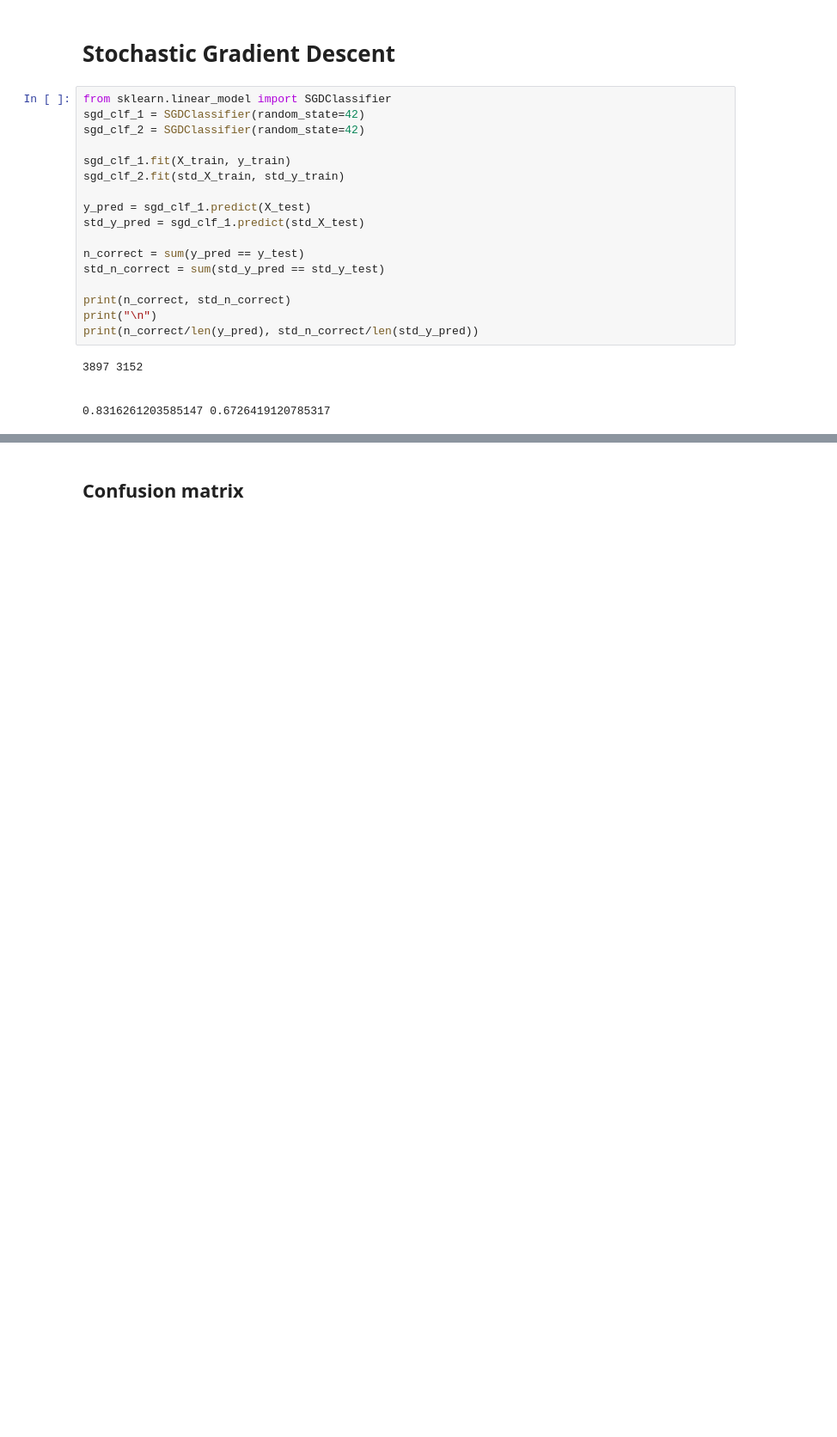
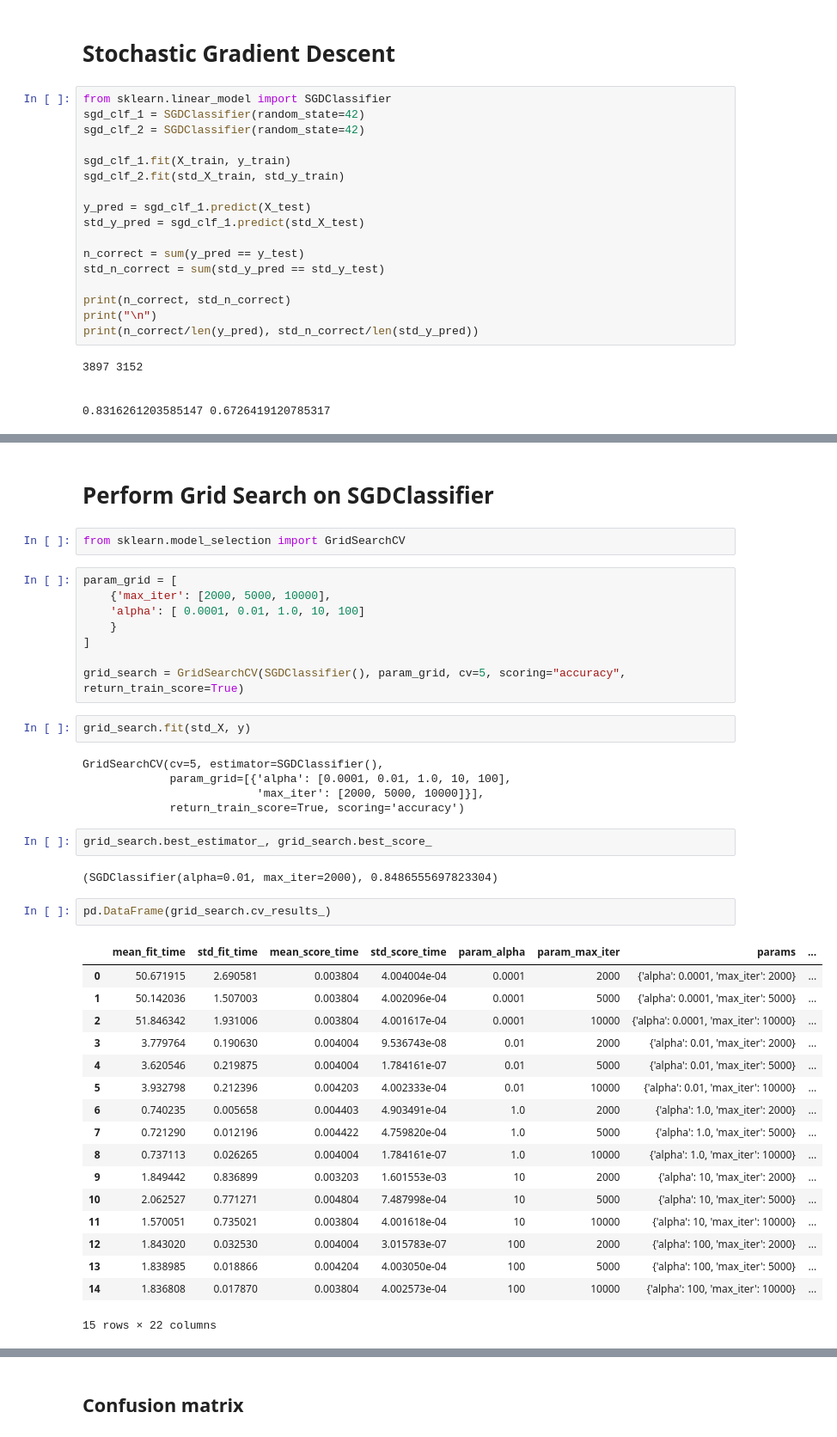
Before and after one commit to TaohidHossain/Bangla_Digit_Classification, a Jupyter notebook: main.ipynb, the cells around one changed output, grey strips where cells are left out. Shown: that part at 86% size. Cells and saved outputs as stored; diff of their text form; blank space fills up the shorter version.

```diff
--- a/main.ipynb
+++ b/main.ipynb
@@ -131,0 +100,43 @@ array([0.81801555, 0.81115684, 0.80749886, 0.82898948, 0.83760293])
+# %% [markdown]
+# Perform Grid Search on SGDClassifier
+# %%
+from sklearn.model_selection import GridSearchCV
+# %%
+param_grid = [
+    {'max_iter': [2000, 5000, 10000],
+    'alpha': [ 0.0001, 0.01, 1.0, 10, 100]
+    }
+]
+
+grid_search = GridSearchCV(SGDClassifier(), param_grid, cv=5, scoring="accuracy", return_train_score=True)
+# %%
+grid_search.fit(std_X, y)
+# %% [output]
+GridSearchCV(cv=5, estimator=SGDClassifier(),
+             param_grid=[{'alpha': [0.0001, 0.01, 1.0, 10, 100],
+                          'max_iter': [2000, 5000, 10000]}],
+             return_train_score=True, scoring='accuracy')
+# %%
+grid_search.best_estimator_, grid_search.best_score_
+# %% [output]
+(SGDClassifier(alpha=0.01, max_iter=2000), 0.8486555697823304)
+# %%
+pd.DataFrame(grid_search.cv_results_)
+# %% [output]
+|  | mean_fit_time | std_fit_time | mean_score_time | std_score_time | param_alpha | param_max_iter | params | ... |
+| 0 | 50.671915 | 2.690581 | 0.003804 | 4.004004e-04 | 0.0001 | 2000 | {'alpha': 0.0001, 'max_iter': 2000} | ... |
+| 1 | 50.142036 | 1.507003 | 0.003804 | 4.002096e-04 | 0.0001 | 5000 | {'alpha': 0.0001, 'max_iter': 5000} | ... |
+| 2 | 51.846342 | 1.931006 | 0.003804 | 4.001617e-04 | 0.0001 | 10000 | {'alpha': 0.0001, 'max_iter': 10000} | ... |
+| 3 | 3.779764 | 0.190630 | 0.004004 | 9.536743e-08 | 0.01 | 2000 | {'alpha': 0.01, 'max_iter': 2000} | ... |
+| 4 | 3.620546 | 0.219875 | 0.004004 | 1.784161e-07 | 0.01 | 5000 | {'alpha': 0.01, 'max_iter': 5000} | ... |
+| 5 | 3.932798 | 0.212396 | 0.004203 | 4.002333e-04 | 0.01 | 10000 | {'alpha': 0.01, 'max_iter': 10000} | ... |
+| 6 | 0.740235 | 0.005658 | 0.004403 | 4.903491e-04 | 1.0 | 2000 | {'alpha': 1.0, 'max_iter': 2000} | ... |
+| 7 | 0.721290 | 0.012196 | 0.004422 | 4.759820e-04 | 1.0 | 5000 | {'alpha': 1.0, 'max_iter': 5000} | ... |
+| 8 | 0.737113 | 0.026265 | 0.004004 | 1.784161e-07 | 1.0 | 10000 | {'alpha': 1.0, 'max_iter': 10000} | ... |
+| 9 | 1.849442 | 0.836899 | 0.003203 | 1.601553e-03 | 10 | 2000 | {'alpha': 10, 'max_iter': 2000} | ... |
+| 10 | 2.062527 | 0.771271 | 0.004804 | 7.487998e-04 | 10 | 5000 | {'alpha': 10, 'max_iter': 5000} | ... |
+| 11 | 1.570051 | 0.735021 | 0.003804 | 4.001618e-04 | 10 | 10000 | {'alpha': 10, 'max_iter': 10000} | ... |
+| 12 | 1.843020 | 0.032530 | 0.004004 | 3.015783e-07 | 100 | 2000 | {'alpha': 100, 'max_iter': 2000} | ... |
+| 13 | 1.838985 | 0.018866 | 0.004204 | 4.003050e-04 | 100 | 5000 | {'alpha': 100, 'max_iter': 5000} | ... |
+| 14 | 1.836808 | 0.017870 | 0.003804 | 4.002573e-04 | 100 | 10000 | {'alpha': 100, 'max_iter': 10000} | ... |
+15 rows × 22 columns
```
Also changed, not shown: parts of 29 cells of this notebook.
